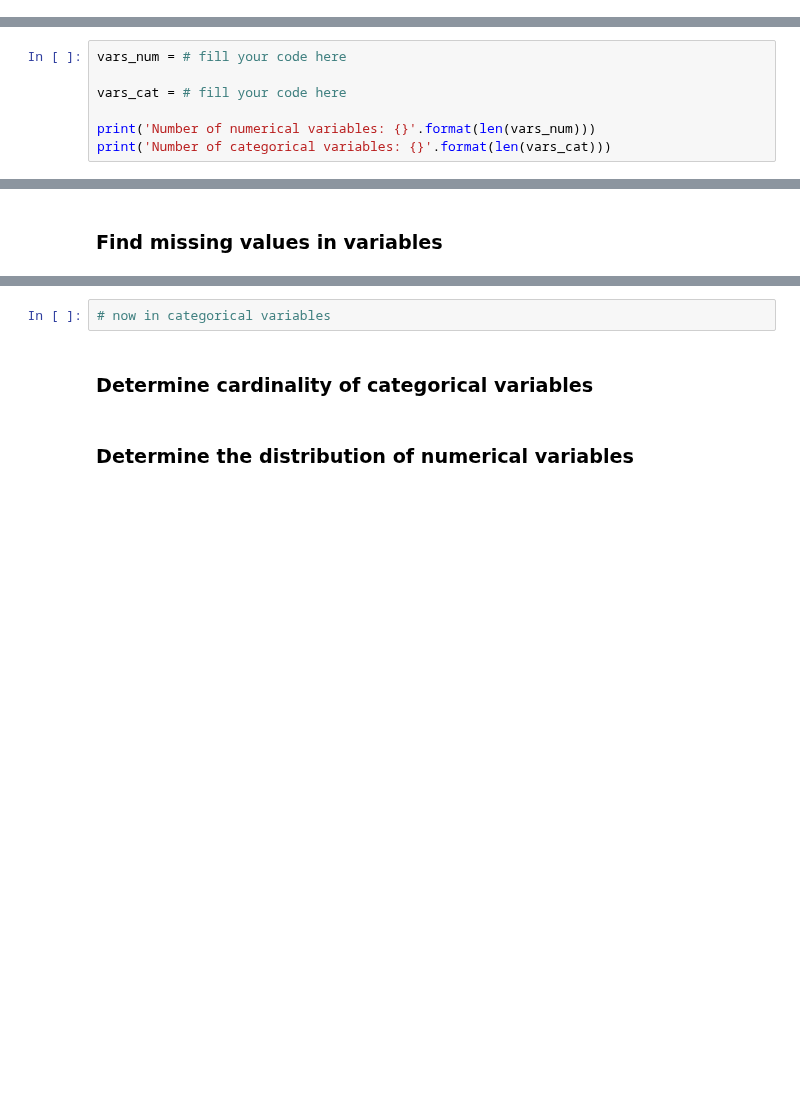
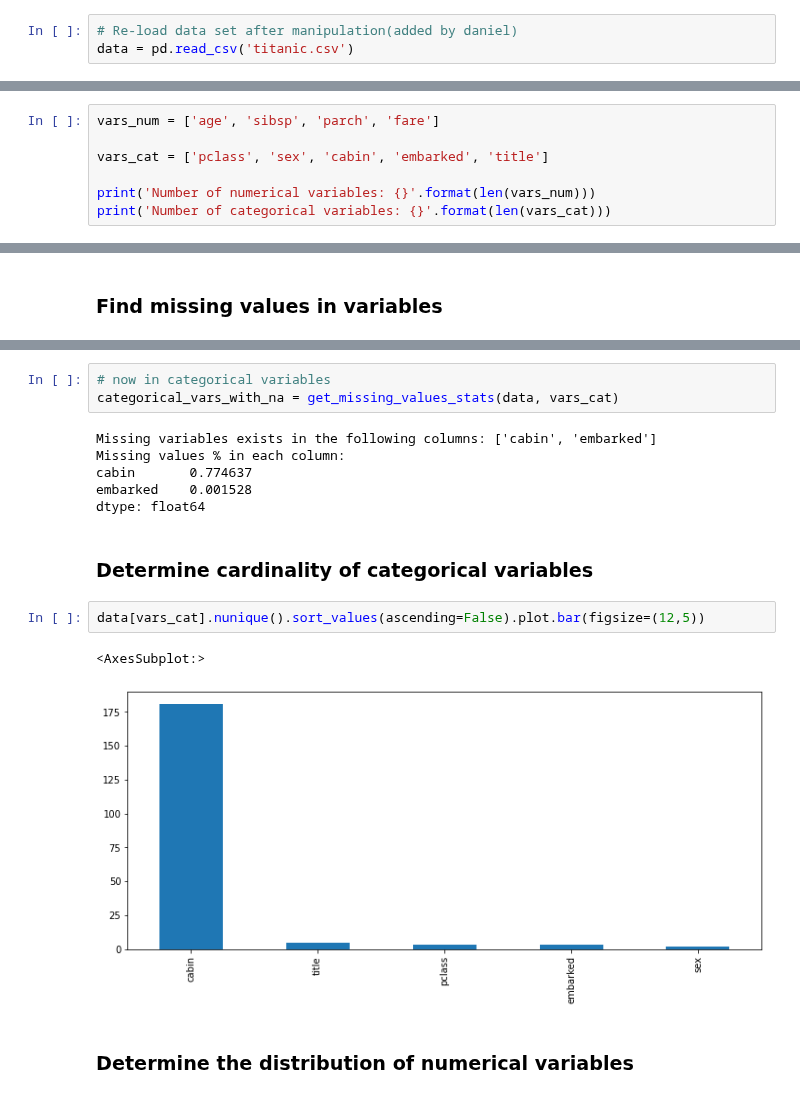
Before and after one commit to trainindata/deploying-machine-learning-models, a Jupyter notebook: section-04-research-and-development/titanic-assignment/01-predicting-survival-titanic-assignement.ipynb, the cells around one changed output, grey strips where cells are left out. Drawn from its saved outputs; the diff is of its cells as text; blank space fills up the shorter version.

```diff
--- a/section-04-research-and-development/titanic-assignment/01-predicting-survival-titanic-assignement.ipynb
+++ b/section-04-research-and-development/titanic-assignment/01-predicting-survival-titanic-assignement.ipynb
@@ -107,6 +107,9 @@ data.head()
 # save the data set
 
 data.to_csv('titanic.csv', index=False)
+# %%
+# Re-load data set after manipulation(added by daniel)
+data = pd.read_csv('titanic.csv')
 # %% [markdown]
 ## Data Exploration
 
@@ -114,9 +117,9 @@ data.to_csv('titanic.csv', index=False)
 # %%
 target = 'survived'
 # %%
-vars_num = # fill your code here
+vars_num = ['age', 'sibsp', 'parch', 'fare']
 
-vars_cat = # fill your code here
+vars_cat = ['pclass', 'sex', 'cabin', 'embarked', 'title']
 
 print('Number of numerical variables: {}'.format(len(vars_num)))
 print('Number of categorical variables: {}'.format(len(vars_cat)))
@@ -127,6 +147,18 @@ print('Number of categorical variables: {}'.format(len(vars_cat)))
 # %%
 # now in categorical variables
+categorical_vars_with_na = get_missing_values_stats(data, vars_cat)
+# %% [output]
+Missing variables exists in the following columns: ['cabin', 'embarked']
+Missing values % in each column:
+cabin       0.774637
+embarked    0.001528
+dtype: float64
 # %% [markdown]
 ### Determine cardinality of categorical variables
+# %%
+data[vars_cat].nunique().sort_values(ascending=False).plot.bar(figsize=(12,5))
+# %% [output]
+<AxesSubplot:>
+[figure, added]
 # %% [markdown]
 ### Determine the distribution of numerical variables
```
Also changed, not shown: parts of 17 cells of this notebook, 3 other files.
